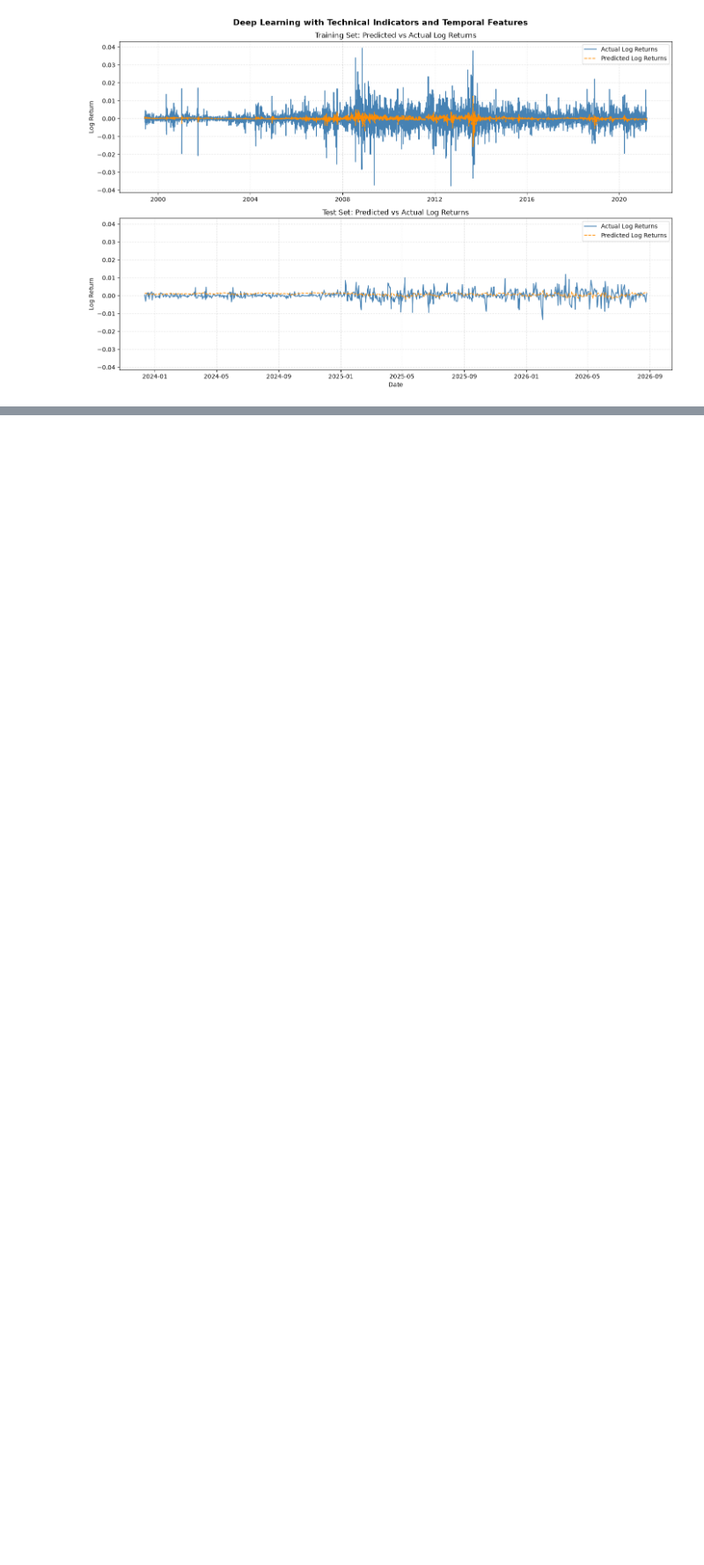
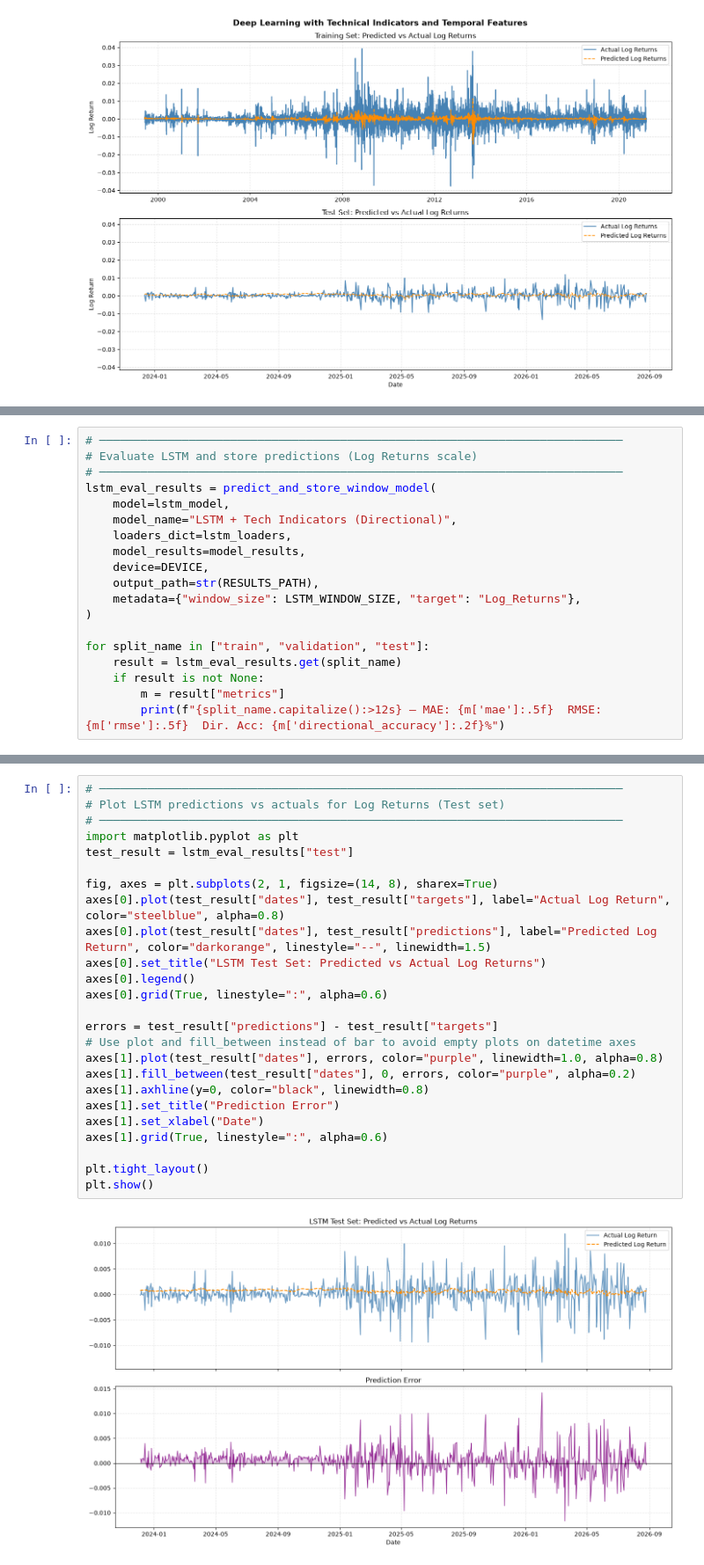
Before and after one commit to Princekumarofficial/potential-octo-sniffle, a Jupyter notebook: train.ipynb, the cells around one changed output, grey strips where cells are left out. Shown at 88% size. Saved outputs shown, nothing was run; the diff lists cells and outputs as text; blank space fills up the shorter version.

```diff
--- a/train.ipynb
+++ b/train.ipynb
@@ -815,0 +967,19 @@ plt.show()
+# %%
+# ────────────────────────────────────────────────────────────────────────────
+# Evaluate LSTM and store predictions (Log Returns scale)
+# ────────────────────────────────────────────────────────────────────────────
+lstm_eval_results = predict_and_store_window_model(
+    model=lstm_model,
+    model_name="LSTM + Tech Indicators (Directional)",
+    loaders_dict=lstm_loaders,
+    model_results=model_results,
+    device=DEVICE,
+    output_path=str(RESULTS_PATH),
+    metadata={"window_size": LSTM_WINDOW_SIZE, "target": "Log_Returns"},
+)
+
+for split_name in ["train", "validation", "test"]:
+    result = lstm_eval_results.get(split_name)
+    if result is not None:
+        m = result["metrics"]
+        print(f"{split_name.capitalize():>12s} — MAE: {m['mae']:.5f}  RMSE: {m['rmse']:.5f}  Dir. Acc: {m['directional_accuracy']:.2f}%")
@@ -815,0 +990,27 @@ plt.show()
+# %%
+# ────────────────────────────────────────────────────────────────────────────
+# Plot LSTM predictions vs actuals for Log Returns (Test set)
+# ────────────────────────────────────────────────────────────────────────────
+import matplotlib.pyplot as plt
+test_result = lstm_eval_results["test"]
+
+fig, axes = plt.subplots(2, 1, figsize=(14, 8), sharex=True)
+axes[0].plot(test_result["dates"], test_result["targets"], label="Actual Log Return", color="steelblue", alpha=0.8)
+axes[0].plot(test_result["dates"], test_result["predictions"], label="Predicted Log Return", color="darkorange", linestyle="--", linewidth=1.5)
+axes[0].set_title("LSTM Test Set: Predicted vs Actual Log Returns")
+axes[0].legend()
+axes[0].grid(True, linestyle=":", alpha=0.6)
+
+errors = test_result["predictions"] - test_result["targets"]
+# Use plot and fill_between instead of bar to avoid empty plots on datetime axes
+axes[1].plot(test_result["dates"], errors, color="purple", linewidth=1.0, alpha=0.8)
+axes[1].fill_between(test_result["dates"], 0, errors, color="purple", alpha=0.2)
+axes[1].axhline(y=0, color="black", linewidth=0.8)
+axes[1].set_title("Prediction Error")
+axes[1].set_xlabel("Date")
+axes[1].grid(True, linestyle=":", alpha=0.6)
+
+plt.tight_layout()
+plt.show()
+# %% [output]
+[figure, added]
```
Also changed, not shown: parts of 21 cells of this notebook, 1 other file.
